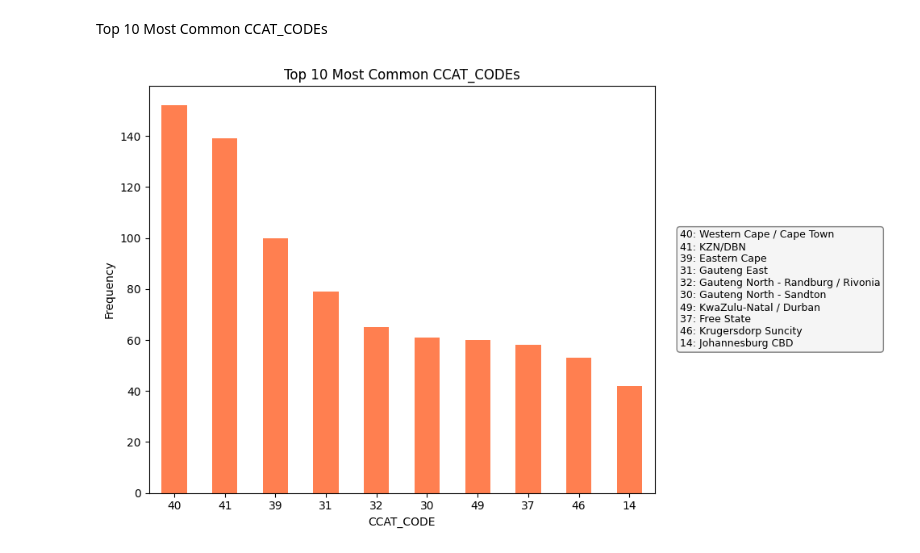
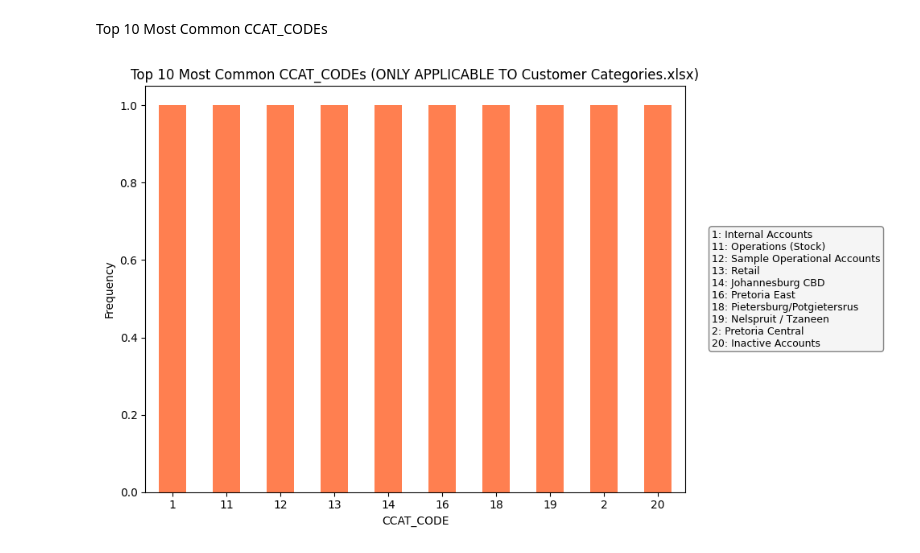
Before and after one commit to THakgvLO/ClearVue-BI-System, a Jupyter notebook: clean_data/thakgalo/customer_categories_cleaned.ipynb, the cells around one changed output. Saved outputs shown, nothing was run; the diff lists cells and outputs as text; code cells hidden in the pictures.

```diff
--- a/clean_data/thakgalo/customer_categories_cleaned.ipynb
+++ b/clean_data/thakgalo/customer_categories_cleaned.ipynb
@@ -49,14 +54,15 @@ separately via REGION_CODE and REGION_DESC. This avoids redundancy while maintai
 
 corrections = {
     # Operational and internal
-    "stock movement shipments/backup": "Operational Accounts",
-    "samples": "Operational Accounts",
+    "stock movemnt shipments/backup": "Operations (Stock)",
+    "samples": "Sample Operational Accounts",
     "House accounts": "Internal Accounts",
     "bad debts": "Inactive Accounts",
     "CLOSED": "Inactive Accounts",
-    "Advertising App": "Internal Operations",
-    "Advertising Appro": "Internal Operations",
-    "Advertising Appo.": "Internal Operations",
+    "Advertising App": "Operations (Advertising)",
+    "Advertising Appro": "Operations (Advertising)",
+    "Advertising Appo.": "Operations (Advertising)",
+    "Consignment": "Operations (Consignment)",
 
     # Retail groupings
     "Departmentstore": "Retail - Department Store",
@@ -71,20 +77,21 @@ corrections = {
     "Johannesburg CBDl": "Johannesburg CBD",
     "Pretoria East": "Pretoria East",
     "Pretoria Central": "Pretoria Central",
-    "Ermelo Pietretief": "Ermelo / Piet Retief",
-    "Pietersburg / Potgietersrus": "Pietersburg / Potgietersrus",
-    "Rustenburg Brits": "Rustenburg / Brits",
+    "Ermelo Pietretief": "Ermelo/Piet Retief",
+    "Pietersburg / Potgietersrus": "Pietersburg/Potgietersrus",
+    "Rustenburg Brits": "Rustenburg/Brits",
     "Gauteng North - Sandton": "Gauteng North - Sandton",
-    "Gauteng North - Rustenburg / Izaneen": "Rustenburg / Izaneen",
-    "Potch KelksD Kuruman": "Potchefstroom / Klerksdorp / Kuruman",
-    "N- prov. Witbank Midd burg": "Witbank / Middelburg (Mpumalanga)",
-    "kwz natal/DBN Deon": "KwaZulu-Natal / Durban",
-    "G North-N/ Randburg/Rivonia": "Gauteng North - Randburg / Rivonia",
-    "Gaut.N-EastgateNorwoodMidr": "Gauteng North - Eastgate / Norwood / Midrand",
-    "W cape/CT": "Western Cape / Cape Town",
+    "Gauteng North - Rustenburg / Izaneen": "Rustenburg/Tzaneen",
+    "Potch KlerksD Kuruman": "Potchefstroom/Klerksdorp/Kuruman",
+    "N- prov. Witbank Midd burg": "Witbank/Middelburg (Mpumalanga)",
+    "kwz natal/DBN Deon": "KwaZulu-Natal/Durban",
+    "G North-N/ Randburg/Rivonia": "Gauteng North - Randburg/Rivonia",
+    "Gaut.N-EastgateNorwoodMidr": "Gauteng North - Eastgate/Norwood/Midrand",
+    "W cape/CT": "Western Cape/Cape Town",
     "E Cape": "Eastern Cape",
     "Free state": "Free State",
-    "Soweto Lenasia": "Soweto / Lenasia"
+    "Soweto Lenasia": "Soweto/Lenasia",
+    "Krugersdorp Suncity": "Krugersdorp/Suncity"
 }
 # %%
 customer_categories_df['CCAT_DESC'] = customer_categories_df['CCAT_DESC'].replace(corrections)
@@ -254,27 +183,27 @@ plt.show()
 Top 10 Most Common CCAT_CODEs
 # %%
 code_to_desc = customer_categories_df_clean.set_index('CCAT_CODE')['CCAT_DESC'].to_dict()
-top_codes = customer_df_valid['CCAT_CODE'].value_counts().head(10)
+top_codes = customer_categories_df_clean['CCAT_CODE'].value_counts().head(10)
 # %%
 fig, ax = plt.subplots(figsize=(10, 6))
 top_codes.plot(kind='bar', color='coral', ax=ax)
 
-plt.title("Top 10 Most Common CCAT_CODEs")
+plt.title("Top 10 Most Common CCAT_CODEs (ONLY APPLICABLE TO Customer Categories.xlsx)")
 plt.xlabel("CCAT_CODE")
 plt.ylabel("Frequency")
 plt.xticks(rotation=0)
 
 # Create legend text
 legend_text = "\n".join([f"{code}: {code_to_desc.get(code, 'Unknown')}" for code in top_codes.index])
 
 # Add legend box to the side
 props = dict(boxstyle='round', facecolor='whitesmoke', edgecolor='gray')
 
 # Position the legend box outside the plot area
 ax.text(1.05, 0.5, legend_text, transform=ax.transAxes,
         fontsize=9, verticalalignment='center', bbox=props)
 
 plt.tight_layout()
 plt.show()
 # %% [output]
-[figure, old version]
+[figure, new version]
```
Also changed, not shown: parts of 13 cells of this notebook, 18 other files.
